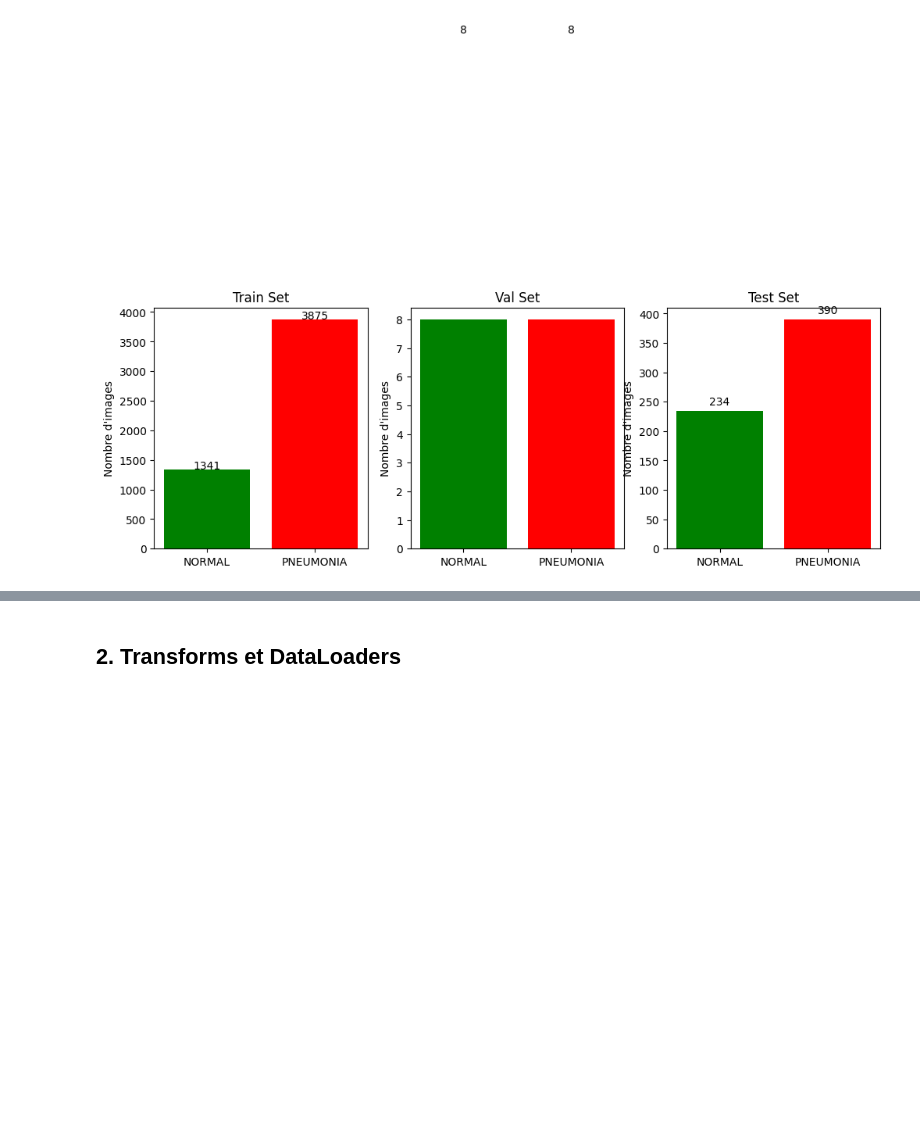
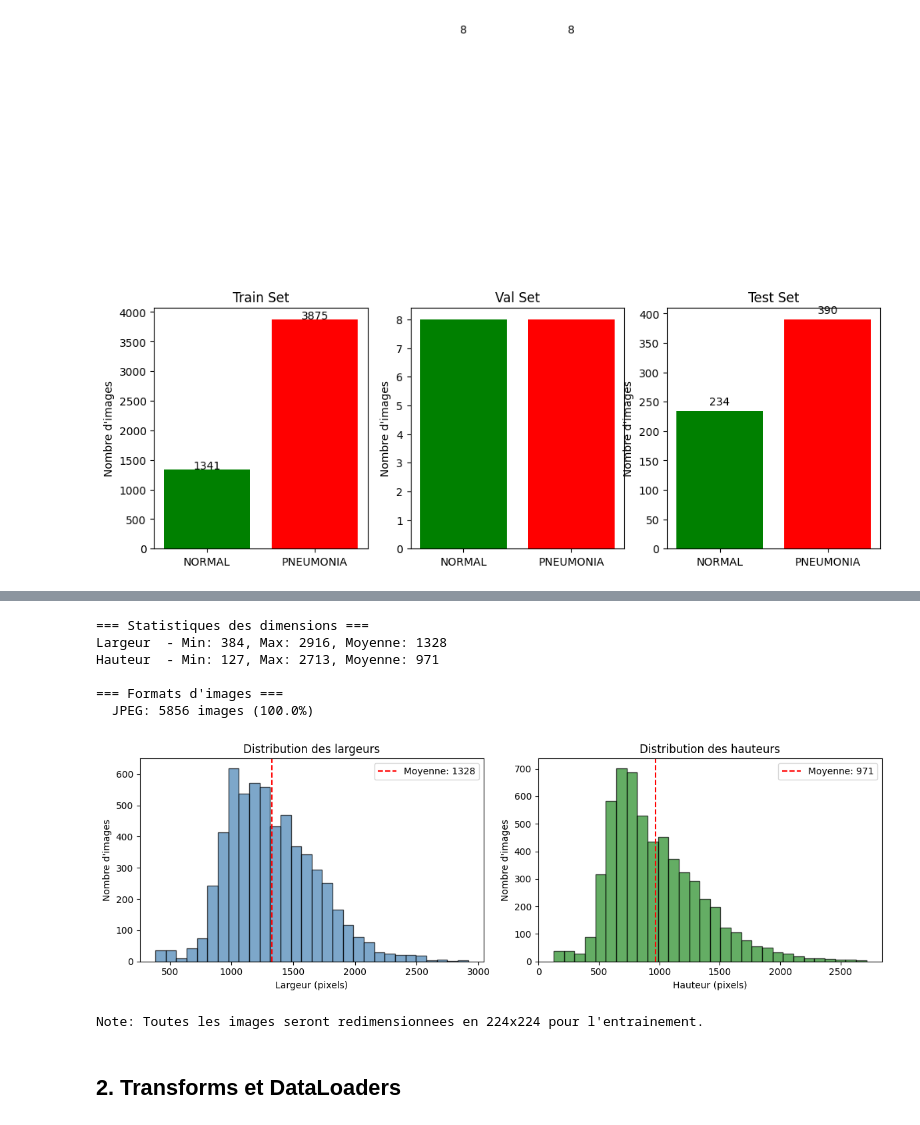
Before and after one commit to Le-skal/DeepLearning, a Jupyter notebook: notebooks/01_data_exploration.ipynb, the cells around one changed output, grey strips where cells are left out. Cells and saved outputs as stored; diff of their text form; code cells hidden in the pictures; blank space fills up the shorter version.

```diff
--- a/notebooks/01_data_exploration.ipynb
+++ b/notebooks/01_data_exploration.ipynb
@@ -70,3 +136,48 @@ plt.show()
+# %%
+# Statistiques des dimensions
+widths = [d[0] for d in all_dimensions]
+heights = [d[1] for d in all_dimensions]
+
+print("=== Statistiques des dimensions ===")
+print(f"Largeur  - Min: {min(widths)}, Max: {max(widths)}, Moyenne: {np.mean(widths):.0f}")
+print(f"Hauteur  - Min: {min(heights)}, Max: {max(heights)}, Moyenne: {np.mean(heights):.0f}")
+
+# Distribution des formats
+format_counts = Counter(all_formats)
+print(f"\n=== Formats d'images ===")
+for fmt, count in format_counts.items():
+    print(f"  {fmt}: {count} images ({count/len(all_formats)*100:.1f}%)")
+
+# Visualisation de la distribution des dimensions
+fig, axes = plt.subplots(1, 2, figsize=(12, 4))
+
+axes[0].hist(widths, bins=30, color='steelblue', edgecolor='black', alpha=0.7)
+axes[0].axvline(x=np.mean(widths), color='red', linestyle='--', label=f'Moyenne: {np.mean(widths):.0f}')
+axes[0].set_xlabel('Largeur (pixels)')
+axes[0].set_ylabel('Nombre d\'images')
+axes[0].set_title('Distribution des largeurs')
+axes[0].legend()
+
+axes[1].hist(heights, bins=30, color='forestgreen', edgecolor='black', alpha=0.7)
+axes[1].axvline(x=np.mean(heights), color='red', linestyle='--', label=f'Moyenne: {np.mean(heights):.0f}')
+axes[1].set_xlabel('Hauteur (pixels)')
+axes[1].set_ylabel('Nombre d\'images')
+axes[1].set_title('Distribution des hauteurs')
+axes[1].legend()
+
+plt.tight_layout()
+plt.show()
+
+print(f"\nNote: Toutes les images seront redimensionnees en {IMG_SIZE}x{IMG_SIZE} pour l'entrainement.")
+# %% [output]
+=== Statistiques des dimensions ===
+Largeur  - Min: 384, Max: 2916, Moyenne: 1328
+Hauteur  - Min: 127, Max: 2713, Moyenne: 971
+
+=== Formats d'images ===
+  JPEG: 5856 images (100.0%)
+[figure, added]
+Note: Toutes les images seront redimensionnees en 224x224 pour l'entrainement.
 # %% [markdown]
 ## 2. Transforms et DataLoaders
 # %%
```
Also changed, not shown: parts of 5 cells of this notebook, 2 other files.
